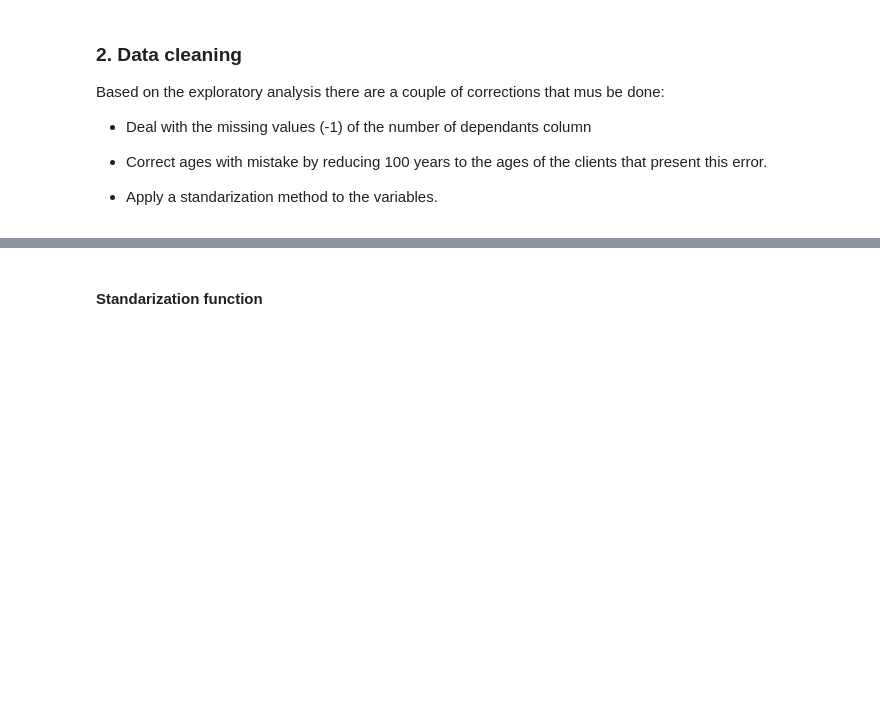
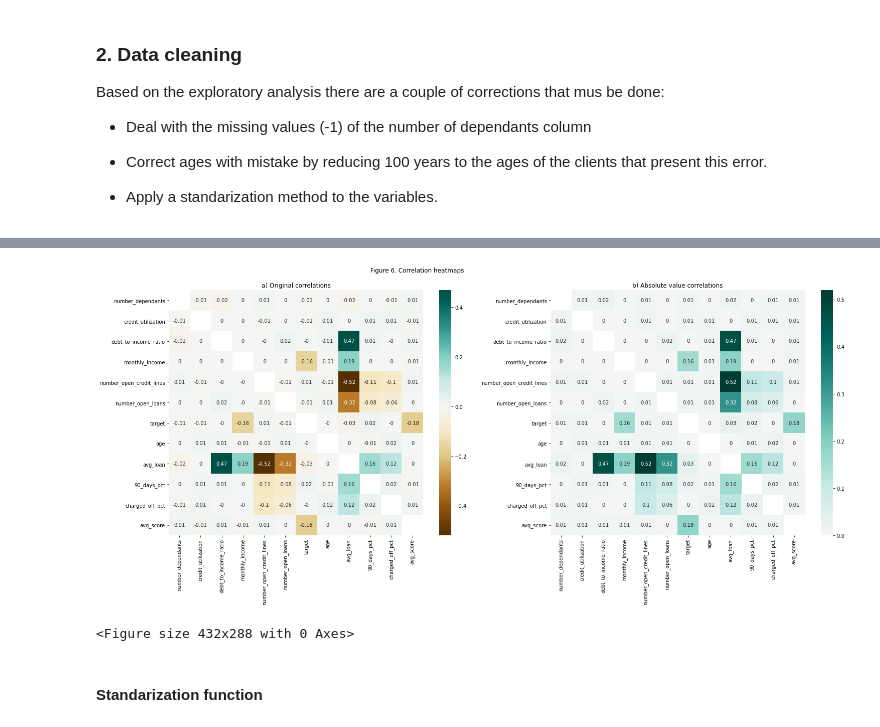
Before and after one commit to kevinmiguel97/Credit-default-model, a Jupyter notebook: Credit_default_model.ipynb, the cells around one changed output, grey strips where cells are left out. Drawn from its saved outputs; the diff is of its cells as text; code cells hidden in the pictures; blank space fills up the shorter version.

Commit message:
Correcting per memeber issues

```diff
--- a/Credit_default_model.ipynb
+++ b/Credit_default_model.ipynb
@@ -388,23 +381,19 @@ def corr_matrix(data, file_name, annot_size = 8, fig_num = 3):
     fig.set_size_inches((25,9))                                                                 # Create a 5x2 grid of subplots
     plt.suptitle('Figure {}. Correlation heatmaps'.format(fig_num), x=0.4, y=0.95)
 
-    # Mask that allows us to get only the diagonal values
-    # mask = np.triu(np.ones_like(data.drop(columns='income_per_member').corr(),
-    #                dtype=np.bool))
-
     # Mask to remove diagonal to make scale more visually attractive
-    l = len(data.columns) - 1
+    l = len(data.columns)
     mask = np.zeros((l, l), int)
     np.fill_diagonal(mask, 1)
     mask
 
     # Graphing correlation matrix with original sign
     ax[0].set_title('a) Original correlations')
-    sns.heatmap(data.drop(columns='income_per_member').corr().round(2),                 # Drop income_per_member as it contains inf
+    sns.heatmap(data.corr().round(2),
                 annot=True, mask=mask, cmap='BrBG', center=0, ax=ax[0], annot_kws={"size": annot_size})
     # Graphing correlation matrix with absolute value
     ax[1].set_title('b) Absolute value correlations')
-    sns.heatmap(data.drop(columns='income_per_member').corr().abs().round(2),
+    sns.heatmap(data.corr().abs().round(2),
                 annot=True, mask=mask, cmap='BrBG', center=0, ax=ax[1], annot_kws={"size": annot_size})
 
     plt.show()
@@ -598,0 +590,7 @@ Based on the exploratory analysis there are a couple of corrections that mus be
+# %%
+# Reducing training dataframe
+df_train_new = df_train_new[keepers]
+# Reducing testing dataframe
+keepers.remove('target')             # testing data doesn't contain a target column
+df_test_new = df_test_new[keepers]
+keepers.append('target')
@@ -598,0 +601,14 @@ Based on the exploratory analysis there are a couple of corrections that mus be
+# %%
+# Function that replaces misssing values of number of dependants
+def fill_missing(data):
+    mode_dependants = data['number_dependants'].mode()[0]
+    data['number_dependants'] = data['number_dependants'].replace(-1, mode_dependants)
+    return data
+# %%
+# Filling missing values training
+df_train_new = fill_missing(df_train_new)
+# Filling missing values training
+df_test_new = fill_missing(df_test_new)
+
+# Displaying new summary
+summary_stats(df_train_new, title='Figure 3: Summary after correcting missing values and dropping attributes')
@@ -599,3 +630,8 @@ Based on the exploratory analysis there are a couple of corrections that mus be
+# %%
+corr_matrix(df_train_new, annot_size=10, fig_num=6, file_name='corr_matrix_missing_fixed.png')
+# %% [output]
+[figure, added]
+<Figure size 432x288 with 0 Axes>
 # %% [markdown]
 #### Standarization function
 # %%
```
Also changed, not shown: parts of 7 cells of this notebook.
